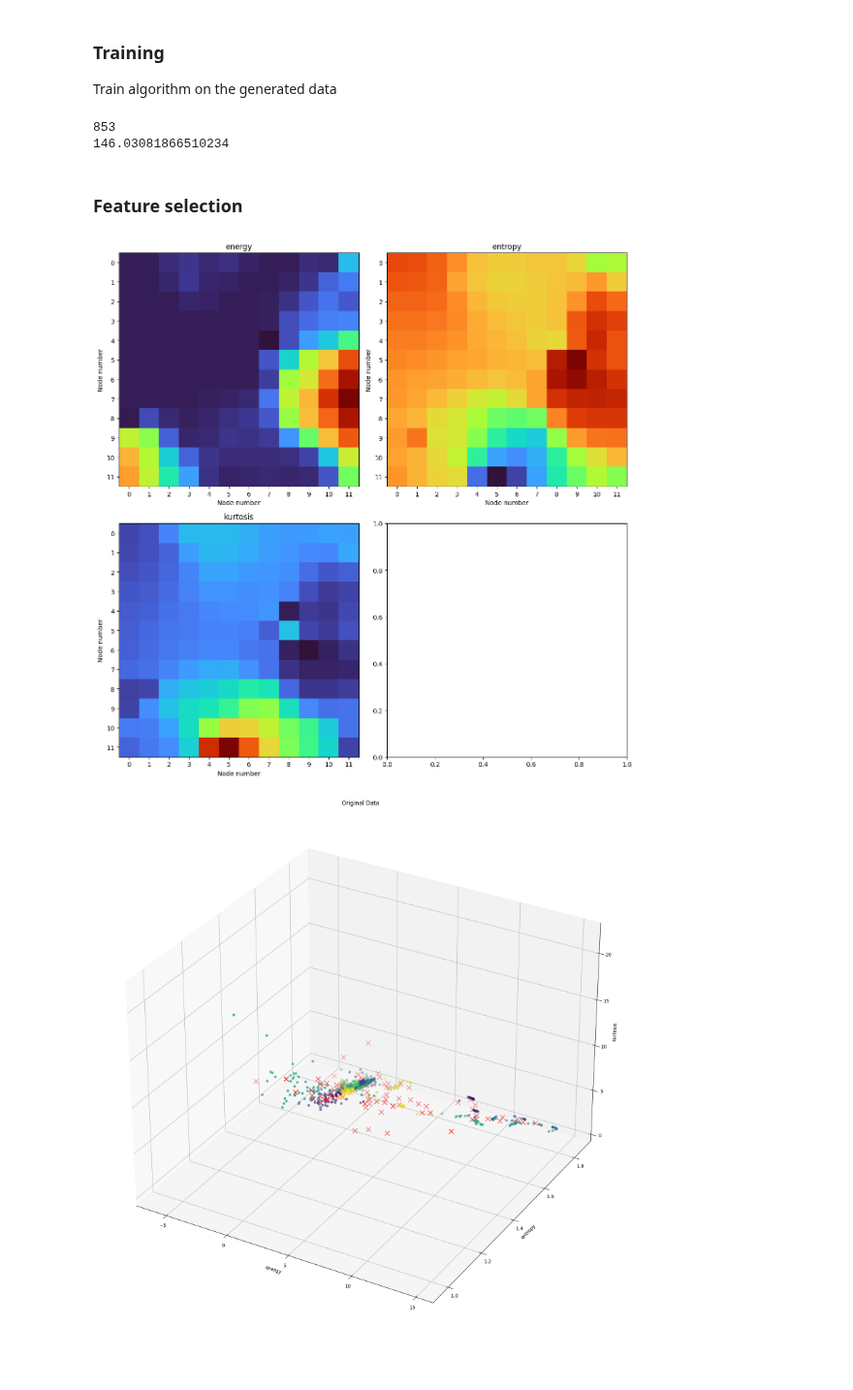
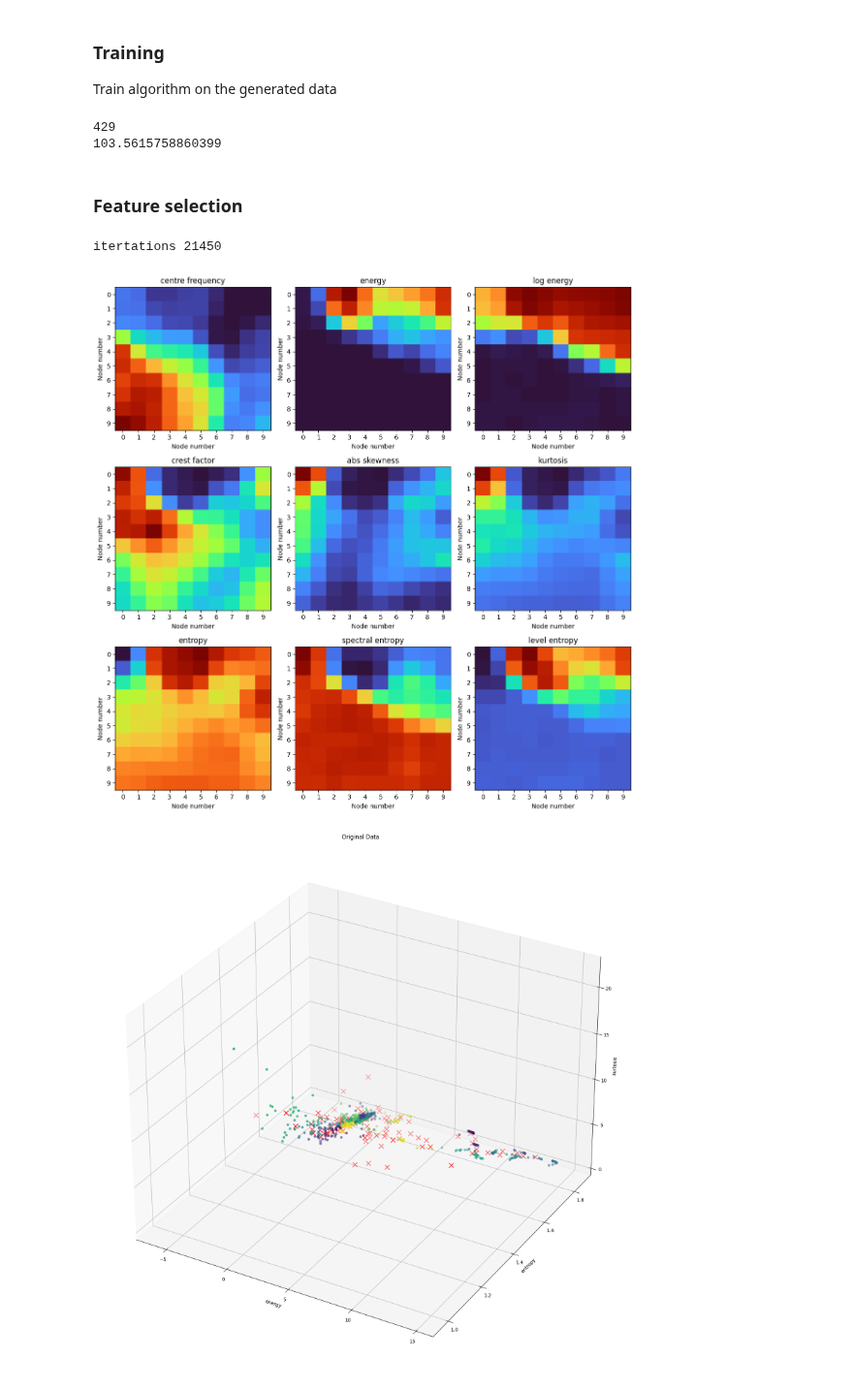
Before and after one commit to USonixGroup/wpt-cavitation, a Jupyter notebook: notebooks/self_organising_maps.ipynb, the cells around one changed output. Shown at 97% size. Cells and saved outputs as stored; diff of their text form; code cells hidden in the pictures.

Commit message:
som training improvements

```diff
--- a/notebooks/self_organising_maps.ipynb
+++ b/notebooks/self_organising_maps.ipynb
@@ -43,7 +43,7 @@ fft_lim = 10 * frequency  # increase value to view more of the fft plots
 Run bubble dynamics over a range of frequencies and intensities to generate a larger array of training data.
 # %%
 wpt_df = None
-for frequency in [i * 1E5 for i in range(3, 15)]:
+for frequency in [i * 1E5 for i in range(7, 11)]:
     for pac in [-i * 1E4 for i in range(1, 20)]:
         data = train.generate_data(R_init, Rdot_init, frequency, pac, time, tstep, r_measure)
         if max(data) > 70 or np.isnan(data).any():  # filter out failed dynamics model computations
@@ -85,8 +85,8 @@ print(n_data_points)
 n_neurons = 5 * n_data_points ** (1 / 2)
 print(n_neurons)
 # %% [output]
-853
-146.03081866510234
+429
+103.5615758860399
 # %% [markdown]
 ### Feature selection
 # %%
@@ -95,14 +95,15 @@ from sklearn_som.som import SOM
 
 # Get data, select which features to analyse
 classifying_metrics = [
+    "centre frequency",
     "energy",
-    # "log energy",
-    # "spectral entropy",
+    "log energy",
+    "crest factor",
+    "abs skewness",
+    "kurtosis",
     "entropy",
-    # "crest factor",
-    # "abs skewness",
-    "kurtosis",
-    # "level entropy",
+    "spectral entropy",
+    "level entropy",
 ]
 n_metrics = len(classifying_metrics)
 data_train = wpt_df[classifying_metrics]
@@ -112,12 +113,13 @@ scaler = StandardScaler()
 data_train_normalised = scaler.fit_transform(data_train)
 
 # Self organising maps
-som_rows = 12
+som_rows = 10
 som_size = (som_rows, int(n_neurons / som_rows))  # set size
 som_width, som_height = som_size
 n_clusters = som_width * som_height
-som = SOM(som_width, som_height, n_metrics)
-labels = som.fit_predict(data_train_normalised)
+som = SOM(som_width, som_height, n_metrics, max_iter=50000)
+labels = som.fit_predict(data_train_normalised, epochs=50)
+print("itertations", som.n_iter_)
 
 # Cluster centres
 centers = som.cluster_centers_
@@ -127,31 +129,33 @@ centers = som.cluster_centers_.reshape((n_clusters, n_metrics))
 centers = scaler.inverse_transform(centers)
 
 # print("centers:", centers)
+# %% [output]
+itertations 21450
 # %%
 # Plotting heatmaps for each feature
-columns = 2
+columns = 3
 rows = n_metrics / columns
 if rows.is_integer() is False:
     rows = int(rows) + 1# round up if there aren't enough rows
 rows = max(2, rows)
 fig, axes = plt.subplots(int(rows), columns, figsize=(12, 12))
 
 for i, feature in enumerate(classifying_metrics):
     row, col = i // columns, i % columns
     feature_values = centers[:, i].reshape(som_size[::-1])
     # print(centers[:, i])
     ax:plt.Axes = axes[row, col]
     ax.imshow(feature_values, cmap='turbo', aspect='auto')
     ax.set_title(f'{feature}')
     ax.set_xlabel("Node number")
     ax.set_ylabel("Node number")
     ax.set_xticks(range(som_width))
     ax.set_yticks(range(som_height))
 
 plt.tight_layout()
 plt.show()
 # %% [output]
-[figure, old version]
+[figure, new version]
 # %%
 fig = plt.figure(figsize=(20, 20))
 ax = fig.add_subplot(111, projection="3d")
```
